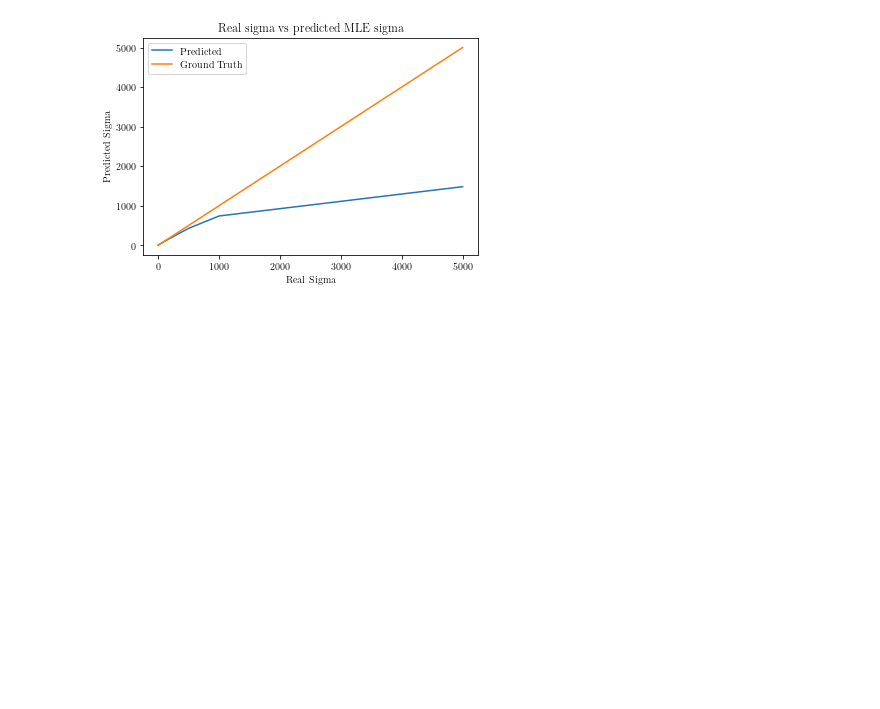
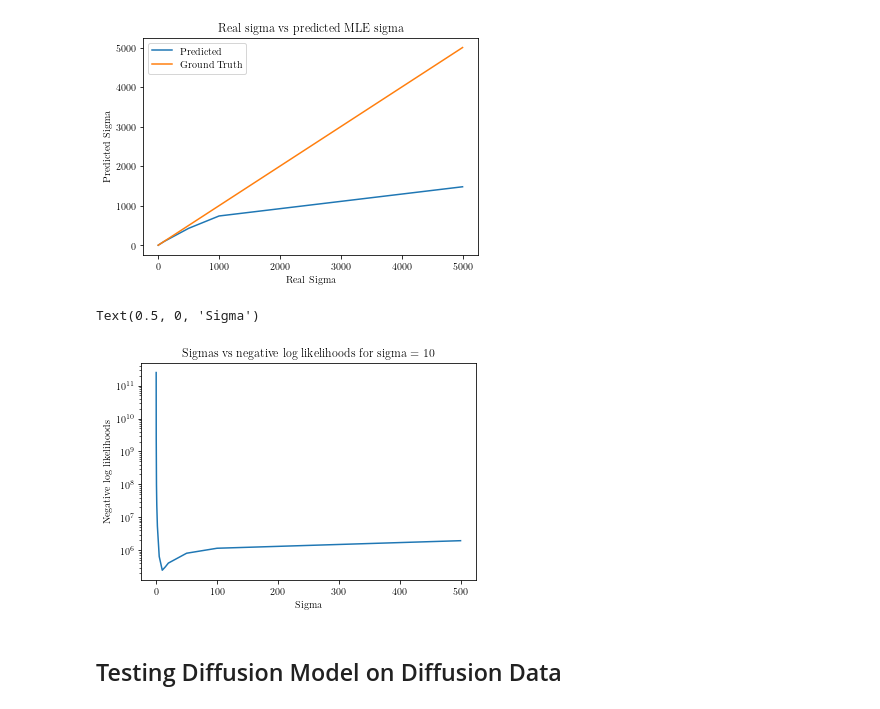
Before and after one commit to kushagrasharma/place-cell-reconstruction, a Jupyter notebook: Diffusion Particle Filter.ipynb, the cells around one changed output. Saved outputs shown, nothing was run; the diff lists cells and outputs as text; code cells hidden in the pictures; blank space fills up the shorter version.

Commit message:
Fixed parameter estimation

```diff
--- a/Diffusion Particle Filter.ipynb
+++ b/Diffusion Particle Filter.ipynb
@@ -261,6 +177,0 @@ validation_errors = []
-# %%
-params["T"] = int(len(X_validation) * dt)
-pool = multiprocessing.Pool()
-validation_errors = pool.map(get_error_for_sigma_with_range, sigmas)
-params["T"] = T
-params["sigma"] = 10
@@ -274,12 +178,21 @@ plt.xlabel("Sigma")
 # %%
 def fit_diffusion_model(X, dt):
-    if len(X) > 1:
+    if len(X.shape) > 1:
         diffs = np.diff(X[:,0])
     else:
         diffs = np.diff(X)
     analytic_sigma = (1/(X.shape[0] * dt)) * np.sum(diffs ** 2)
     analytic_sigma = np.sqrt(analytic_sigma)
     return analytic_sigma
+
+def get_likelihood(X, dt, sigma):
+    sd = sigma * np.sqrt(dt)
+    if len(X.shape) > 1:
+        diffs = np.diff(X[:,0])
+    else:
+        diffs = np.diff(X)
+    l = (1 - X.shape[0]) * np.log(sd) - (1 / (2 * (sd ** 2))) * np.sum(diffs ** 2)
+    return -l
 # %%
 est_sigma = fit_diffusion_model(X, dt)
 # %%
@@ -300,3 +213,19 @@ plt.legend(['Predicted', 'Ground Truth'])
 # %% [output]
 <matplotlib.legend.Legend at 0x...>
 [figure]
+# %%
+params["sigma"] = 10
+X = generate_diffusion_trajectory(params)
+sigmas = [0.01, 0.1, 0.5, 1, 2, 5, 10, 15, 20, 50, 100, 500]
+likelihoods = list(map(lambda sig: get_likelihood(X, dt, sig), sigmas))
+# %%
+plt.plot(sigmas, likelihoods)
+plt.title("Sigmas vs negative log likelihoods for sigma = 10")
+plt.yscale('log')
+plt.ylabel("Negative log likelihoods")
+plt.xlabel("Sigma")
+# %% [output]
+Text(0.5, 0, 'Sigma')
+[figure, added]
+# %% [markdown]
+## Testing Diffusion Model on Diffusion Data
```
Also changed, not shown: parts of 19 cells of this notebook, 3 other files.
